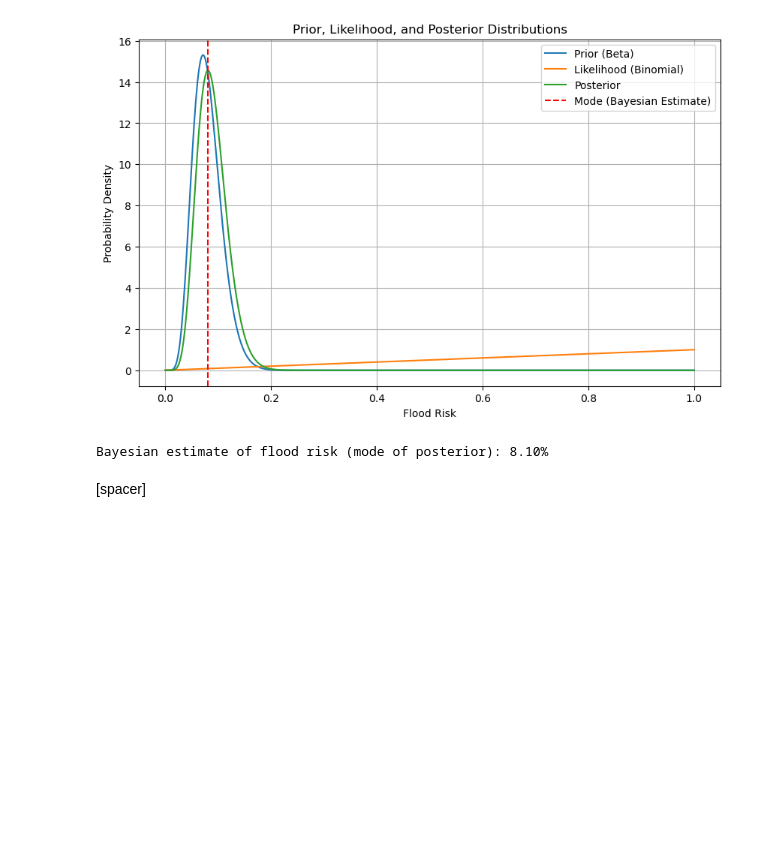
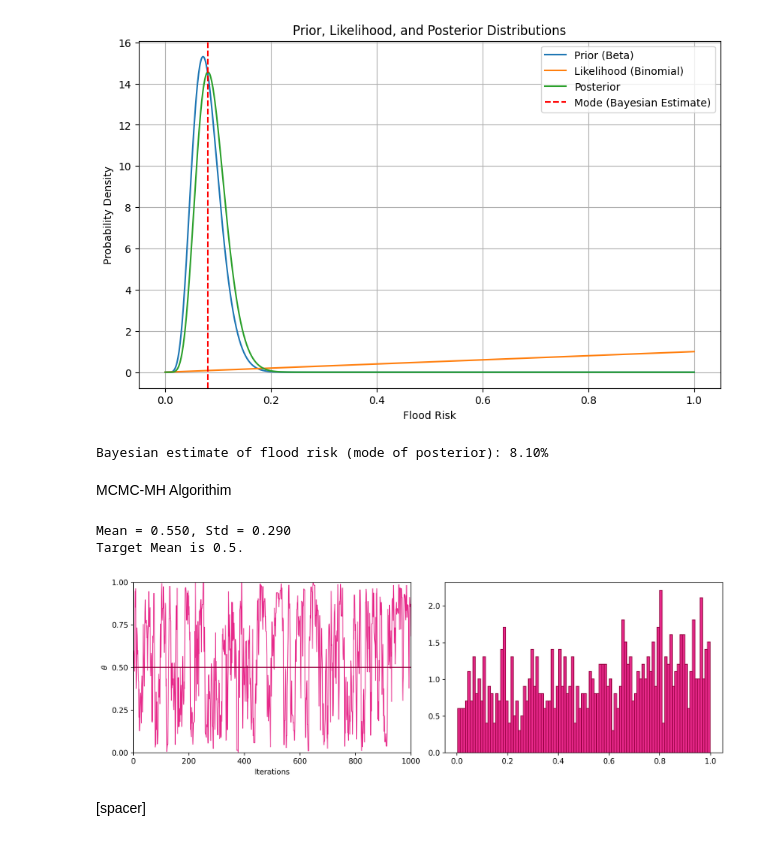
Before and after one commit to bKeungAuyeung/MSTA-HW3, a Jupyter notebook: bAuyeung_L3_MSTA.ipynb, the cells around one changed output. Cells and saved outputs as stored; diff of their text form; code cells hidden in the pictures; blank space fills up the shorter version.

```diff
--- a/bAuyeung_L3_MSTA.ipynb
+++ b/bAuyeung_L3_MSTA.ipynb
@@ -310,6 +310,52 @@ print(f'Bayesian estimate of flood risk (mode of posterior): {mode_posterior:.2%
 # %% [output]
 [figure]
 Bayesian estimate of flood risk (mode of posterior): 8.10%
+# %% [markdown]
+MCMC-MH Algorithim
+# %%
+x = np.linspace(0, 1000, 1000)
+theta_vec = np.zeros(1000)
+
+# we have a flat, uninformative priorbeta(1,1)
+# binomial likelihood binom()
+
+np.random.seed(42)
+
+for i in range(1000):
+    if i == 0:
+        theta_vec[i] = 0.5
+        # print(theta_vec[i], i)
+    else:
+        theta_vec[i] = stats.norm.rvs(loc = theta_vec[i-1], scale = 0.2, size = 1)[0]
+        r_MH = stats.beta.pdf(theta_vec[i], 1, 1)/stats.beta.pdf(theta_vec[i-1], 1, 1)
+        acceptance_alpha = np.min([1, r_MH])
+        u_MH = np.random.uniform(0, 1)
+        if u_MH < acceptance_alpha:
+            # print('Accept')
+            theta_vec[i] = theta_vec[i]
+        else:
+            # print('Reject')
+            theta_vec[i] = theta_vec[i-1]
+        # print(theta_vec[i], i)
+
+
+fig, ax = subplots(1,2,figsize=(12, 4), dpi=300, tight_layout=True)
+
+ax[0].plot(x, theta_vec, color = '#e7298a', linewidth = 1)
+ax[0].hlines(0.5, xmin = 0, xmax = 1000, color = '#980043')
+ax[0].set_xlabel('Iterations')
+ax[0].set_xlim(0, 1000)
+ax[0].set_ylabel('$\\theta$')
+ax[0].set_ylim(0, 1)
+ax[0].set_yticks([0, 0.25, 0.5, 0.75, 1])[0]
+ax[1].hist(theta_vec, color = '#e7298a', bins = 100, density = True, edgecolor = '#980043')
+
+print(f"Mean = {np.mean(theta_vec):.3f}, Std = {np.std(theta_vec):.3f}")
+print(f"Target Mean is 0.5.")
+# %% [output]
+Mean = 0.550, Std = 0.290
+Target Mean is 0.5.
+[figure, added]
 # %% [markdown]
 [spacer]
 # %% [markdown]
```
Also changed, not shown: parts of 5 cells of this notebook.
